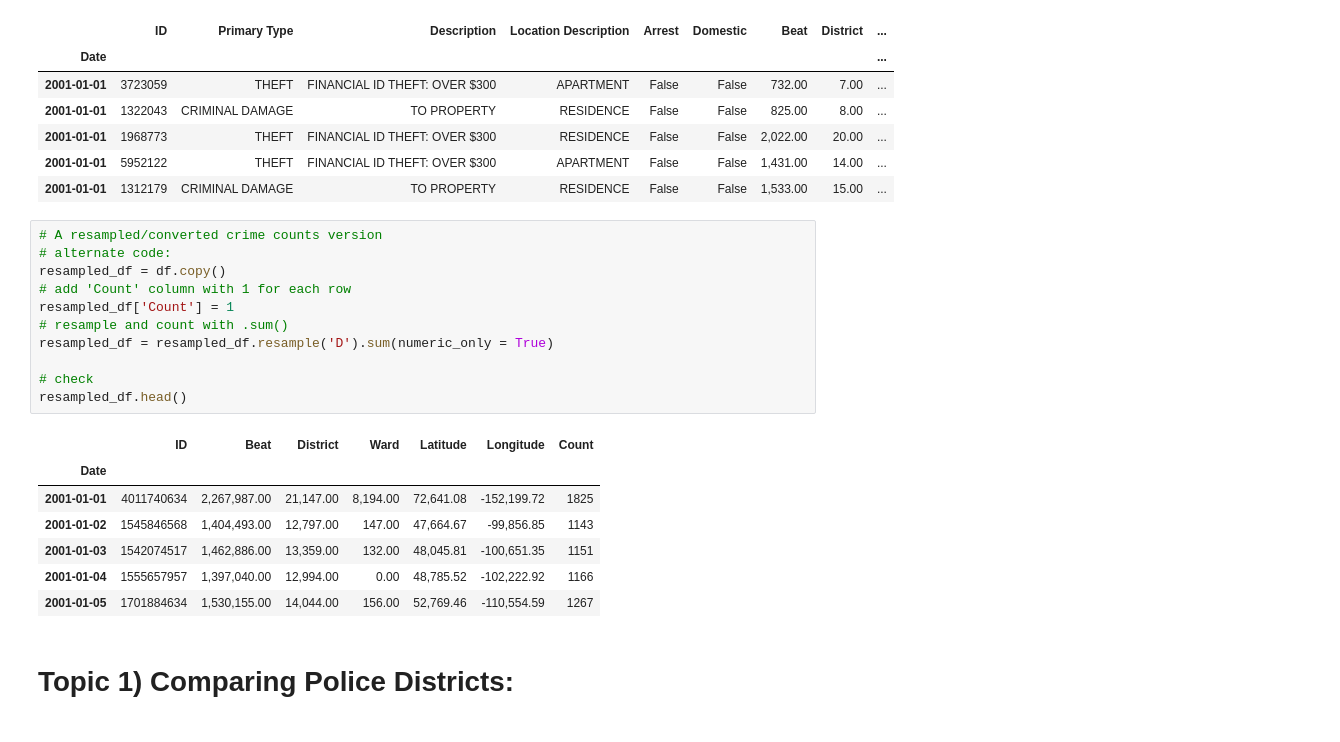
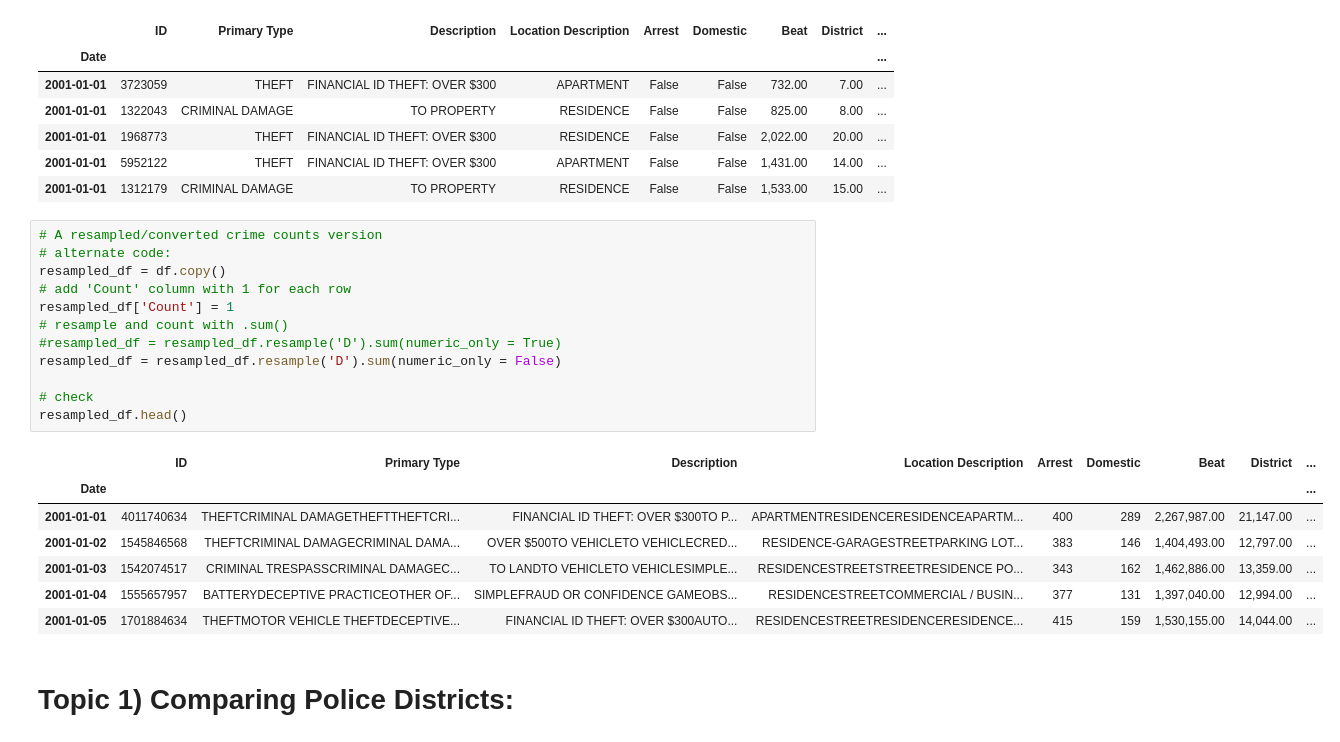
Before and after one commit to hawkeyedatatsai/Chicago-Crime-Data, a Jupyter notebook: Questions-original.ipynb, the cells around one changed output. Saved outputs shown, nothing was run; the diff lists cells and outputs as text.

```diff
--- a/Questions.ipynb
+++ b/Questions-original.ipynb
@@ -83,22 +83,23 @@ df.head()
 # %%
 # A resampled/converted crime counts version
 # alternate code:
 resampled_df = df.copy()
 # add 'Count' column with 1 for each row
 resampled_df['Count'] = 1
 # resample and count with .sum()
-resampled_df = resampled_df.resample('D').sum(numeric_only = True)
+#resampled_df = resampled_df.resample('D').sum(numeric_only = True)
+resampled_df = resampled_df.resample('D').sum(numeric_only = False)
 
 # check
 resampled_df.head()
 # %% [output]
-|  | ID | Beat | District | Ward | Latitude | Longitude | Count |
-| Date |  |  |  |  |  |  |  |
-| 2001-01-01 | 4011740634 | 2,267,987.00 | 21,147.00 | 8,194.00 | 72,641.08 | -152,199.72 | 1825 |
-| 2001-01-02 | 1545846568 | 1,404,493.00 | 12,797.00 | 147.00 | 47,664.67 | -99,856.85 | 1143 |
-| 2001-01-03 | 1542074517 | 1,462,886.00 | 13,359.00 | 132.00 | 48,045.81 | -100,651.35 | 1151 |
-| 2001-01-04 | 1555657957 | 1,397,040.00 | 12,994.00 | 0.00 | 48,785.52 | -102,222.92 | 1166 |
-| 2001-01-05 | 1701884634 | 1,530,155.00 | 14,044.00 | 156.00 | 52,769.46 | -110,554.59 | 1267 |
+|  | ID | Primary Type | Description | Location Description | Arrest | Domestic | Beat | District | ... |
+| Date |  |  |  |  |  |  |  |  | ... |
+| 2001-01-01 | 4011740634 | THEFTCRIMINAL DAMAGETHEFTTHEFTCRI... | FINANCIAL ID THEFT: OVER $300TO P... | APARTMENTRESIDENCERESIDENCEAPARTM... | 400 | 289 | 2,267,987.00 | 21,147.00 | ... |
+| 2001-01-02 | 1545846568 | THEFTCRIMINAL DAMAGECRIMINAL DAMA... | OVER $500TO VEHICLETO VEHICLECRED... | RESIDENCE-GARAGESTREETPARKING LOT... | 383 | 146 | 1,404,493.00 | 12,797.00 | ... |
+| 2001-01-03 | 1542074517 | CRIMINAL TRESPASSCRIMINAL DAMAGEC... | TO LANDTO VEHICLETO VEHICLESIMPLE... | RESIDENCESTREETSTREETRESIDENCE PO... | 343 | 162 | 1,462,886.00 | 13,359.00 | ... |
+| 2001-01-04 | 1555657957 | BATTERYDECEPTIVE PRACTICEOTHER OF... | SIMPLEFRAUD OR CONFIDENCE GAMEOBS... | RESIDENCESTREETCOMMERCIAL / BUSIN... | 377 | 131 | 1,397,040.00 | 12,994.00 | ... |
+| 2001-01-05 | 1701884634 | THEFTMOTOR VEHICLE THEFTDECEPTIVE... | FINANCIAL ID THEFT: OVER $300AUTO... | RESIDENCESTREETRESIDENCERESIDENCE... | 415 | 159 | 1,530,155.00 | 14,044.00 | ... |
 # %% [markdown]
 # Topic 1) Comparing Police Districts:
 # %% [markdown]
```
Also changed, not shown: parts of 1 cell of this notebook, 4 other files.
